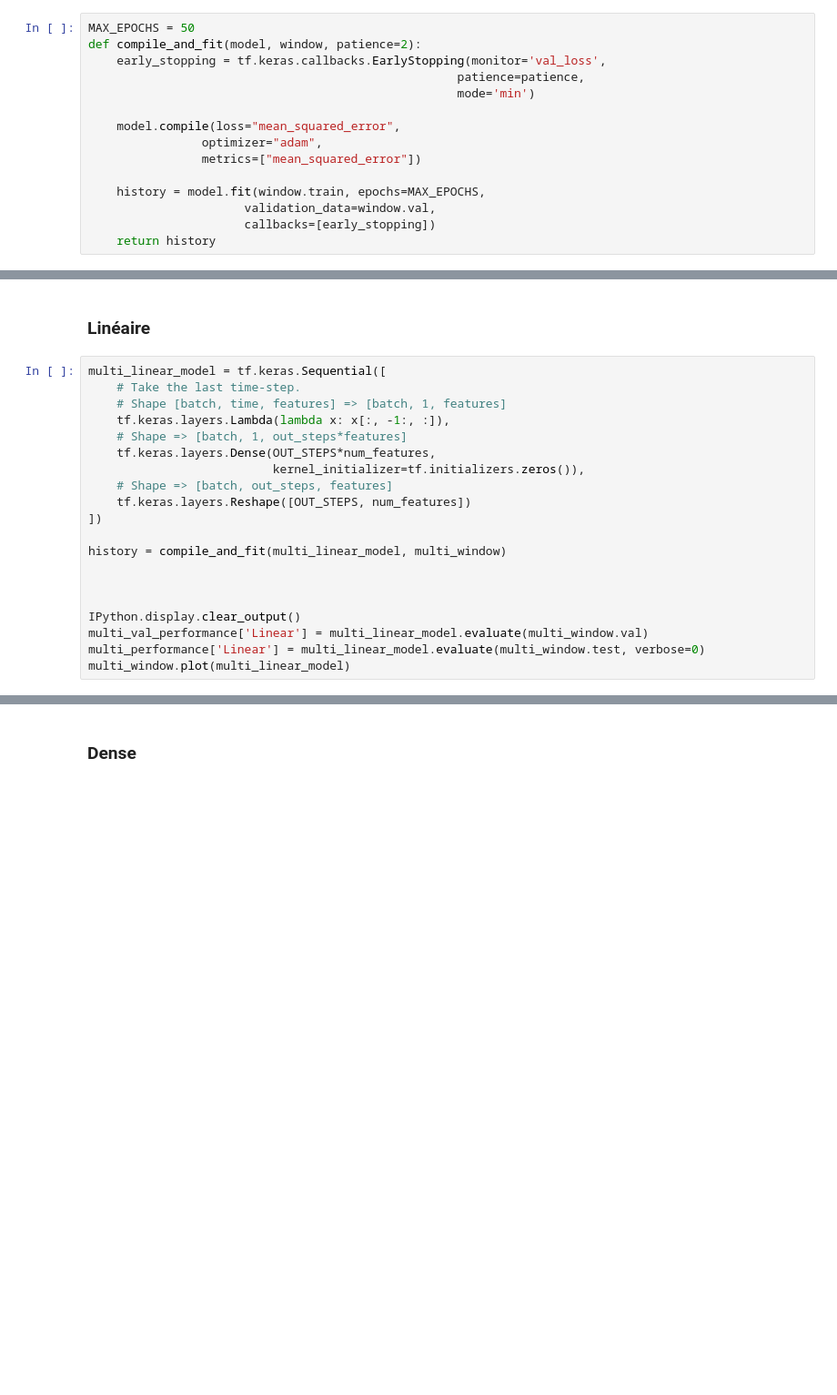
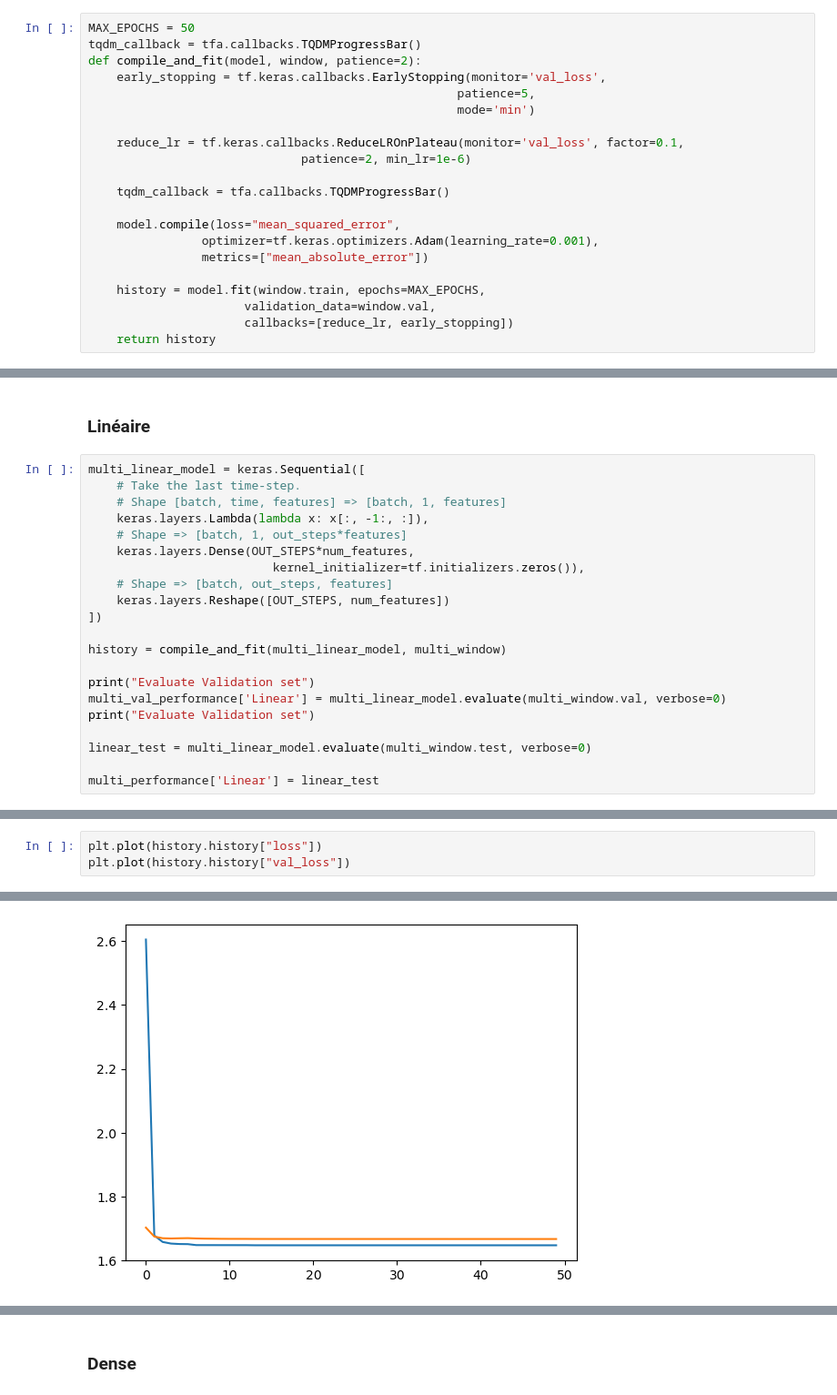
Before and after one commit to AlexandreThomassin/PIIA-Marees, a Jupyter notebook: Prédictions Loire/Multi-Step Model.ipynb, the cells around one changed output, grey strips where cells are left out. Shown: that part at 91% size. Drawn from its saved outputs; the diff is of its cells as text; blank space fills up the shorter version.

```diff
--- a/Prédictions Loire/Multi-Step Model.ipynb
+++ b/Prédictions Loire/Multi-Step Model.ipynb
@@ -371,18 +408,24 @@ Your kernel may have been built without NUMA support.
 ### Compile and fit
 # %%
 MAX_EPOCHS = 50
+tqdm_callback = tfa.callbacks.TQDMProgressBar()
 def compile_and_fit(model, window, patience=2):
     early_stopping = tf.keras.callbacks.EarlyStopping(monitor='val_loss',
-                                                    patience=patience,
+                                                    patience=5,
                                                     mode='min')
 
+    reduce_lr = tf.keras.callbacks.ReduceLROnPlateau(monitor='val_loss', factor=0.1,
+                              patience=2, min_lr=1e-6)
+
+    tqdm_callback = tfa.callbacks.TQDMProgressBar()
+
     model.compile(loss="mean_squared_error",
-                optimizer="adam",
-                metrics=["mean_squared_error"])
+                optimizer=tf.keras.optimizers.Adam(learning_rate=0.001),
+                metrics=["mean_absolute_error"])
 
     history = model.fit(window.train, epochs=MAX_EPOCHS,
                       validation_data=window.val,
-                      callbacks=[early_stopping])
+                      callbacks=[reduce_lr, early_stopping])
     return history
 # %%
 multi_val_performance = {}
@@ -390,23 +433,24 @@ multi_performance = {}
 # %% [markdown]
 ### Linéaire
 # %%
-multi_linear_model = tf.keras.Sequential([
+multi_linear_model = keras.Sequential([
     # Take the last time-step.
     # Shape [batch, time, features] => [batch, 1, features]
-    tf.keras.layers.Lambda(lambda x: x[:, -1:, :]),
+    keras.layers.Lambda(lambda x: x[:, -1:, :]),
     # Shape => [batch, 1, out_steps*features]
-    tf.keras.layers.Dense(OUT_STEPS*num_features,
+    keras.layers.Dense(OUT_STEPS*num_features,
                           kernel_initializer=tf.initializers.zeros()),
     # Shape => [batch, out_steps, features]
-    tf.keras.layers.Reshape([OUT_STEPS, num_features])
+    keras.layers.Reshape([OUT_STEPS, num_features])
 ])
 
 history = compile_and_fit(multi_linear_model, multi_window)
 
+print("Evaluate Validation set")
+multi_val_performance['Linear'] = multi_linear_model.evaluate(multi_window.val, verbose=0)
+print("Evaluate Validation set")
 
+linear_test = multi_linear_model.evaluate(multi_window.test, verbose=0)
 
-IPython.display.clear_output()
-multi_val_performance['Linear'] = multi_linear_model.evaluate(multi_window.val)
-multi_performance['Linear'] = multi_linear_model.evaluate(multi_window.test, verbose=0)
-multi_window.plot(multi_linear_model)
+multi_performance['Linear'] = linear_test
 # %% [output]
@@ -415,0 +474,4 @@ multi_window.plot(multi_linear_model)
+# %%
+plt.plot(history.history["loss"])
+plt.plot(history.history["val_loss"])
+# %% [output]
@@ -415,0 +479 @@ multi_window.plot(multi_linear_model)
+[figure, added]
```
Also changed, not shown: parts of 34 cells of this notebook, 31 other files.
